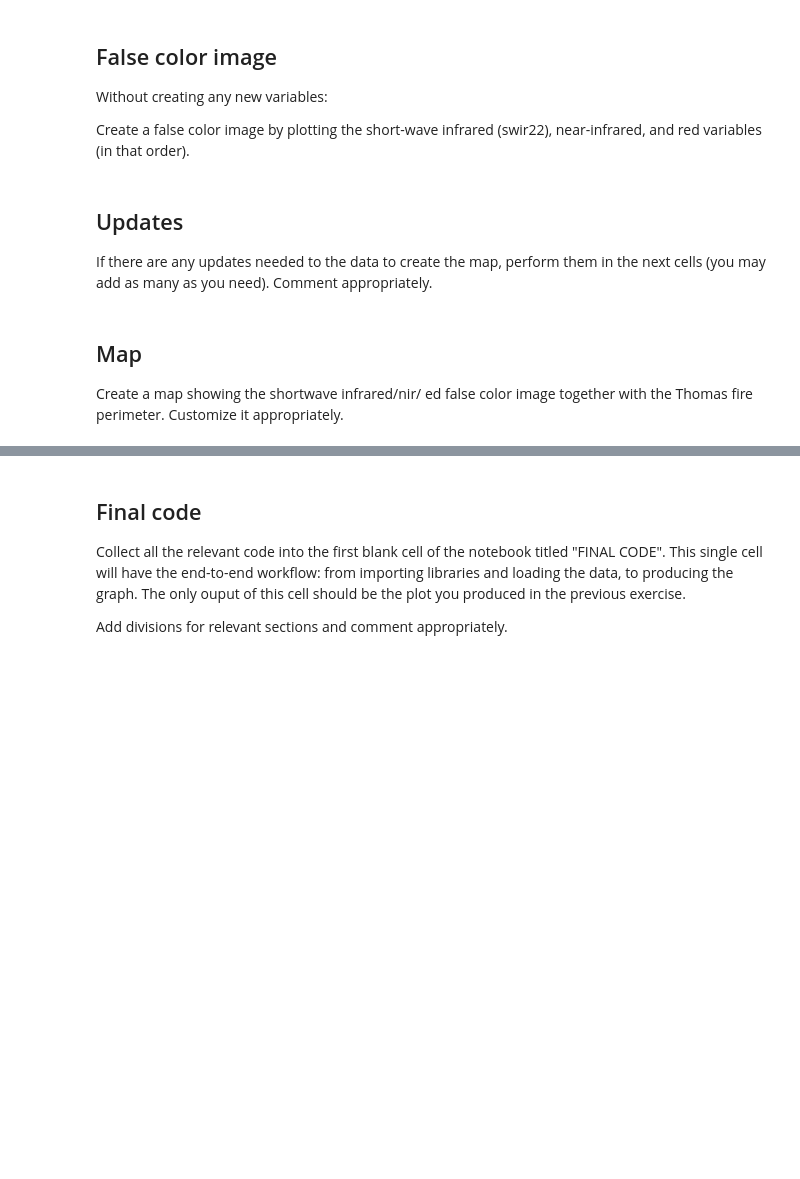
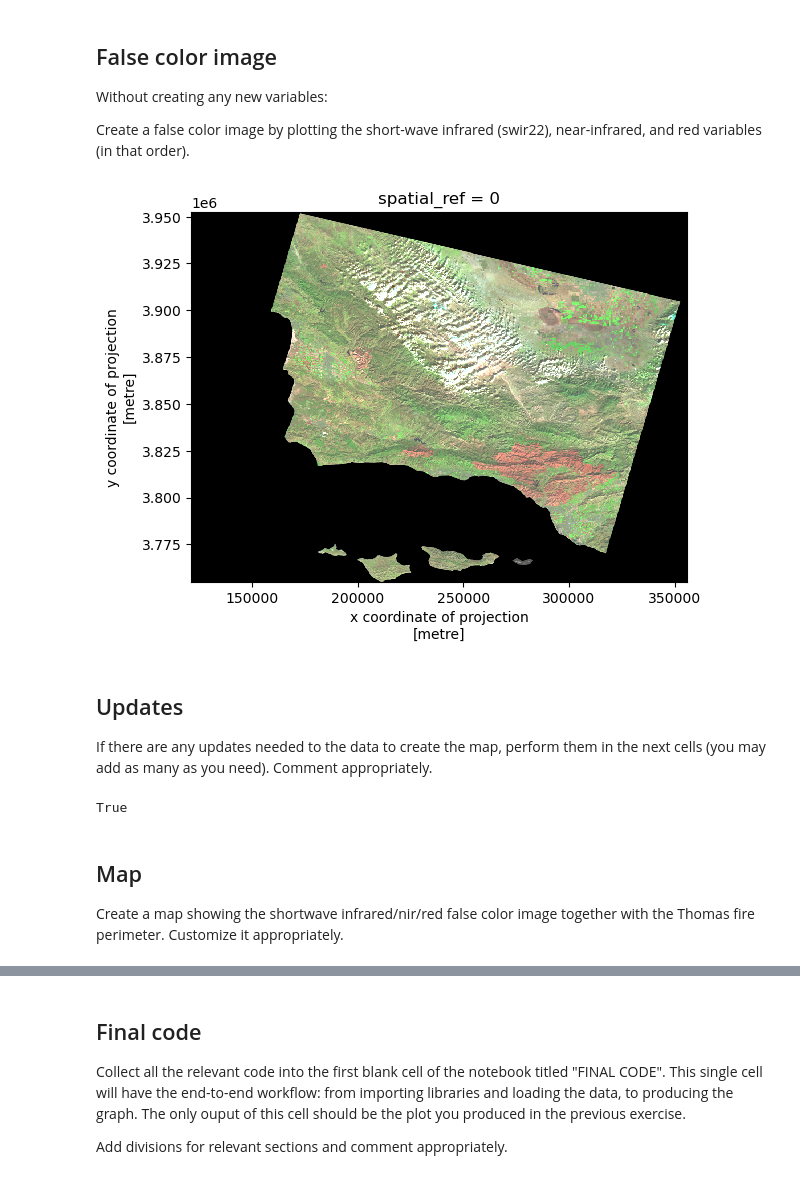
Before and after one commit to mwidas/eds220-hwk-4, a Jupyter notebook: hwk4-task2-false-color.ipynb, the cells around one changed output, grey strips where cells are left out. Saved outputs shown, nothing was run; the diff lists cells and outputs as text; code cells hidden in the pictures; blank space fills up the shorter version.

```diff
--- a/hwk4-task2-false-color.ipynb
+++ b/hwk4-task2-false-color.ipynb
@@ -171,7 +187,10 @@ Without creating any new variables:
 
 Create a false color image by plotting the short-wave infrared (swir22), near-infrared, and red variables (in that order).
 # %%
-# your code here
+# select the short-wave infrared, near-infrared, and red variables to create a RGB image and adjust scale used for plotting
+false_color = landsat[['swir22', 'nir08', 'red']].to_array().plot.imshow(robust=True)
+# %% [output]
+[figure, added]
 # %% [markdown]
 ## Updates
 
@@ -179,9 +198,16 @@ If there are any updates needed to the data to create the map, perform them in t
 Comment appropriately.
 # %%
 # your code here
+landsat.rio.crs == cal_fire.crs
+
+cal_fire = cal_fire.to_crs(landsat.rio.crs)
+
+landsat.rio.crs == cal_fire.crs
+# %% [output]
+True
 # %% [markdown]
 ## Map
 
-Create a map showing the shortwave infrared/nir/ ed false color image together with the Thomas fire perimeter.
+Create a map showing the shortwave infrared/nir/red false color image together with the Thomas fire perimeter.
 Customize it appropriately.
 # %%
```
Also changed, not shown: parts of 5 cells of this notebook.
